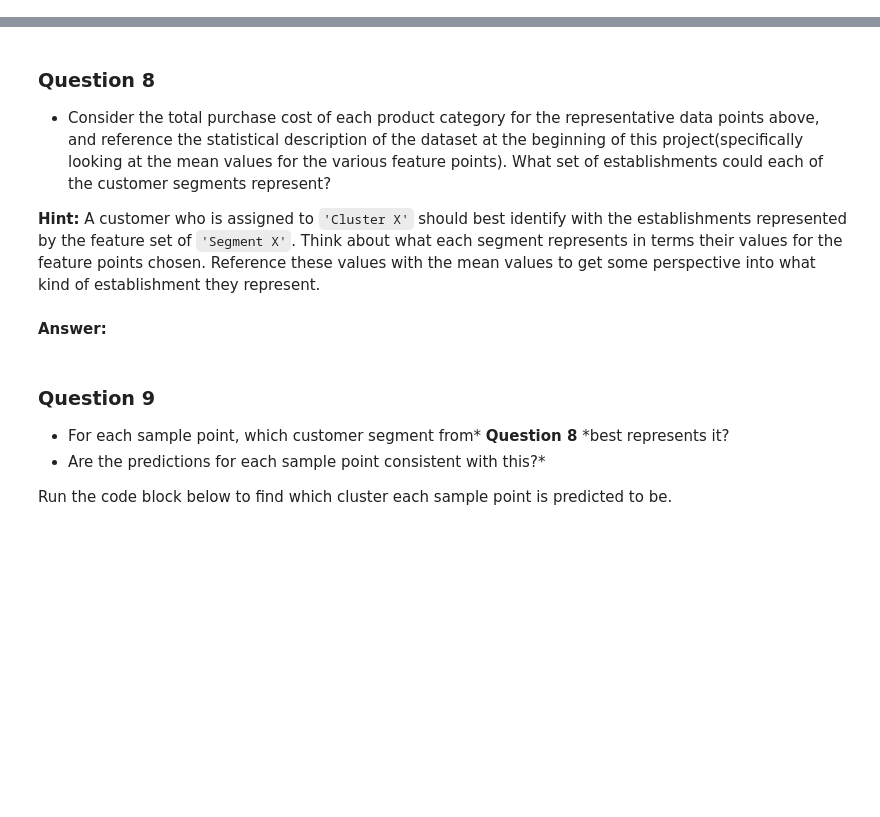
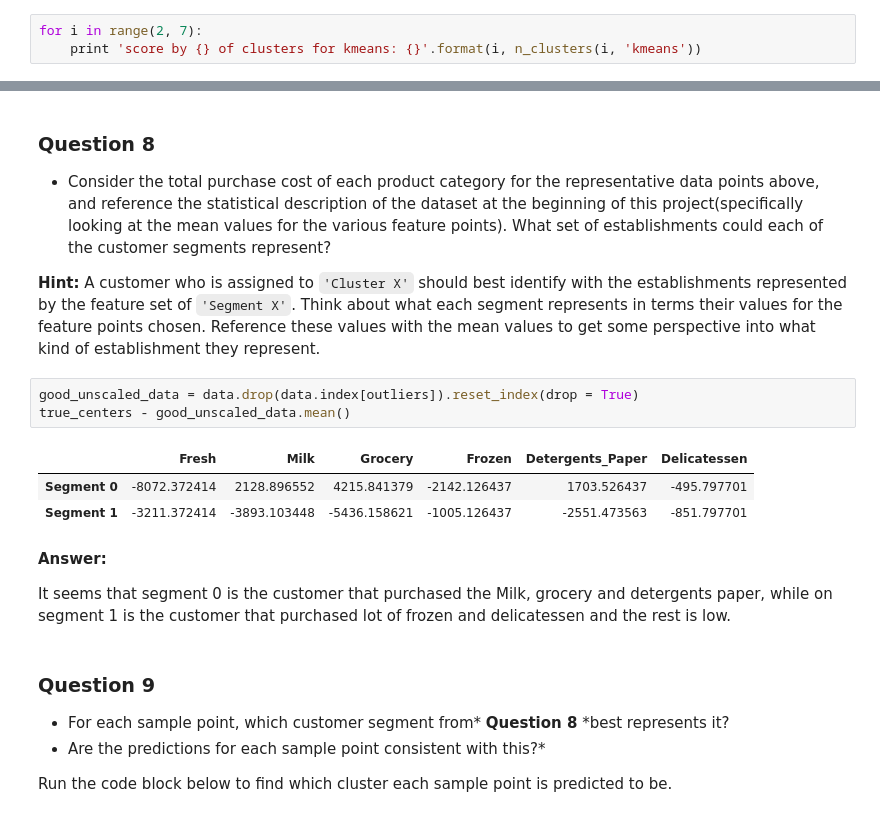
Before and after one commit to DimasAdinugroho/machine-learning-nanodegree, a Jupyter notebook: customer_segments/customer_segments.ipynb, the cells around one changed output, grey strips where cells are left out. Drawn from its saved outputs; the diff is of its cells as text; blank space fills up the shorter version.

```diff
--- a/customer_segments/customer_segments.ipynb
+++ b/customer_segments/customer_segments.ipynb
@@ -529,0 +539,3 @@ score = {
+# %%
+for i in range(2, 7):
+    print 'score by {} of clusters for kmeans: {}'.format(i, n_clusters(i, 'kmeans'))
@@ -571,8 +590,17 @@ display(true_centers)
 * Consider the total purchase cost of each product category for the representative data points above, and reference the statistical description of the dataset at the beginning of this project(specifically looking at the mean values for the various feature points). What set of establishments could each of the customer segments represent?
 
 **Hint:** A customer who is assigned to `'Cluster X'` should best identify with the establishments represented by the feature set of `'Segment X'`. Think about what each segment represents in terms their values for the feature points chosen. Reference these values with the mean values to get some perspective into what kind of establishment they represent.
-# %% [markdown]
-**Answer:**
+# %%
+good_unscaled_data = data.drop(data.index[outliers]).reset_index(drop = True)
+true_centers - good_unscaled_data.mean()
+# %% [output]
+|  | Fresh | Milk | Grocery | Frozen | Detergents_Paper | Delicatessen |
+| Segment 0 | -8072.372414 | 2128.896552 | 4215.841379 | -2142.126437 | 1703.526437 | -495.797701 |
+| Segment 1 | -3211.372414 | -3893.103448 | -5436.158621 | -1005.126437 | -2551.473563 | -851.797701 |
+# %% [markdown]
+**Answer:**
+
+It seems that segment 0 is the customer that purchased the Milk, grocery and detergents paper, while on segment 1 is the customer that purchased lot of frozen and delicatessen and the rest is low.
 # %% [markdown]
 ### Question 9
 
```
Also changed, not shown: parts of 12 cells of this notebook.
